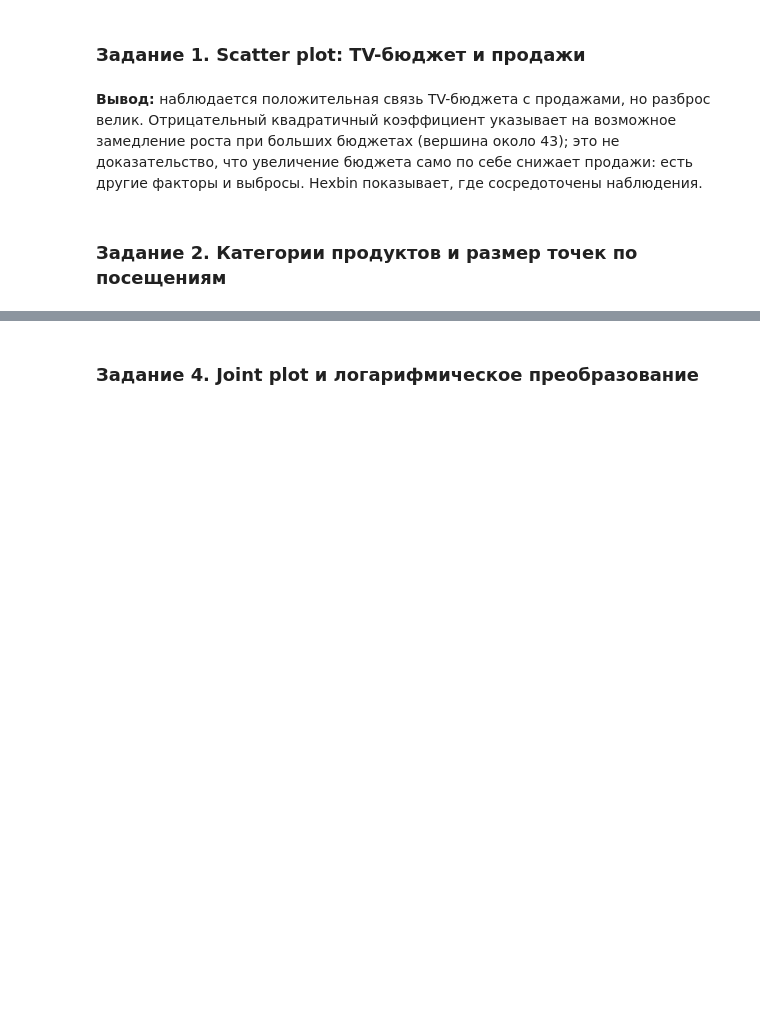
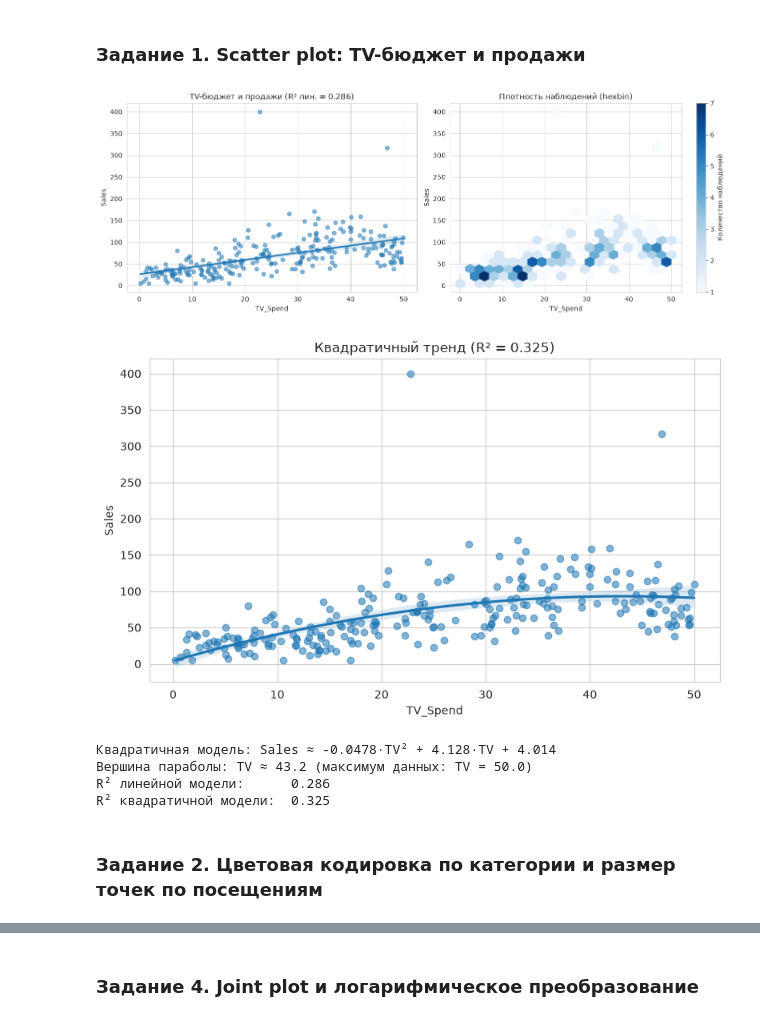
Before and after one commit to Torfiks/university, a Jupyter notebook: processing_and_anals/task_8/task_8.ipynb, the cells around one changed output, grey strips where cells are left out. Saved outputs shown, nothing was run; the diff lists cells and outputs as text; code cells hidden in the pictures; blank space fills up the shorter version.

```diff
--- a/processing_and_anals/task_8/task_8.ipynb
+++ b/processing_and_anals/task_8/task_8.ipynb
@@ -17,23 +24,42 @@ df.head()
 # %% [markdown]
 ### Задание 1. Scatter plot: TV-бюджет и продажи
 # %%
+def r2(x, y, order=1):
+    coef = np.polyfit(x, y, order)
+    pred = np.polyval(coef, x)
+    ss_res = ((y - pred) ** 2).sum()
+    ss_tot = ((y - y.mean()) ** 2).sum()
+    return 1 - ss_res / ss_tot
+
 fig, axes = plt.subplots(1, 2, figsize=(14, 5))
-sns.regplot(data=df, x='TV_Spend', y='Sales', ci=95, scatter_kws={'alpha': 0.55}, ax=axes[0], label='Линейный тренд')
-sns.regplot(data=df, x='TV_Spend', y='Sales', order=2, ci=None, scatter=False, color='darkorange', ax=axes[0], label='Квадратичный тренд')
-axes[0].set_title('TV-бюджет и продажи: линейный и квадратичный тренды')
-axes[0].legend()
+sns.regplot(data=df, x='TV_Spend', y='Sales', ci=95, scatter_kws={'alpha': 0.55}, ax=axes[0])
+axes[0].set_title(f'TV-бюджет и продажи (R² лин. = {r2(df.TV_Spend, df.Sales):.3f})')
 hb = axes[1].hexbin(df['TV_Spend'], df['Sales'], gridsize=22, cmap='Blues', mincnt=1)
 fig.colorbar(hb, ax=axes[1], label='Количество наблюдений')
 axes[1].set(xlabel='TV_Spend', ylabel='Sales', title='Плотность наблюдений (hexbin)')
 plt.tight_layout()
 plt.show()
-coef = np.polyfit(df['TV_Spend'], df['Sales'], 2)
-print(f'Квадратичный тренд: Sales ≈ {coef[0]:.3f}·TV² + {coef[1]:.3f}·TV + {coef[2]:.3f}')
-print(f'Вершина параболы: TV ≈ {-coef[1]/(2*coef[0]):.1f}')
+
+plt.figure(figsize=(8, 5))
+sns.regplot(data=df, x='TV_Spend', y='Sales', order=2, ci=95, scatter_kws={'alpha': 0.55})
+plt.title(f'Квадратичный тренд (R² = {r2(df.TV_Spend, df.Sales, order=2):.3f})')
+plt.tight_layout()
+plt.show()
+
+coef2 = np.polyfit(df['TV_Spend'], df['Sales'], 2)
+print(f'Квадратичная модель: Sales ≈ {coef2[0]:.4f}·TV² + {coef2[1]:.3f}·TV + {coef2[2]:.3f}')
+print(f'Вершина параболы: TV ≈ {-coef2[1] / (2 * coef2[0]):.1f} (максимум данных: TV = {df.TV_Spend.max()})')
+print(f'R² линейной модели:      {r2(df.TV_Spend, df.Sales):.3f}')
+print(f'R² квадратичной модели:  {r2(df.TV_Spend, df.Sales, order=2):.3f}')
+# %% [output]
+[figure, added]
+[figure, added]
+Квадратичная модель: Sales ≈ -0.0478·TV² + 4.128·TV + 4.014
+Вершина параболы: TV ≈ 43.2 (максимум данных: TV = 50.0)
+R² линейной модели:      0.286
+R² квадратичной модели:  0.325
-# %% [markdown]
-**Вывод:** наблюдается положительная связь TV-бюджета с продажами, но разброс велик. Отрицательный квадратичный коэффициент указывает на возможное замедление роста при больших бюджетах (вершина около 43); это не доказательство, что увеличение бюджета само по себе снижает продажи: есть другие факторы и выбросы. Hexbin показывает, где сосредоточены наблюдения.
 # %% [markdown]
-### Задание 2. Категории продуктов и размер точек по посещениям
+### Задание 2. Цветовая кодировка по категории и размер точек по посещениям
 # %%
 plt.figure(figsize=(11, 6))
 sns.scatterplot(data=df, x='TV_Spend', y='Sales', hue='Product_Category', size='Visits', sizes=(25, 250), alpha=0.7)
```
Also changed, not shown: parts of 12 cells of this notebook, 22 other files.
